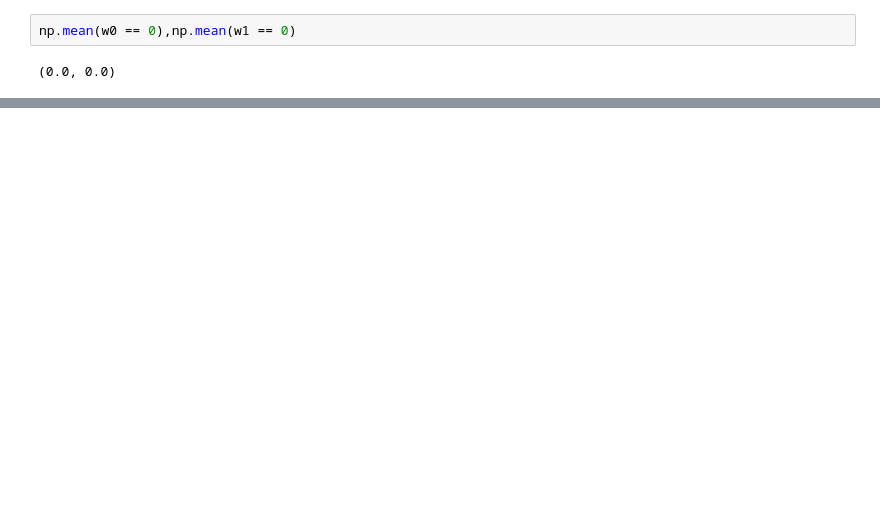
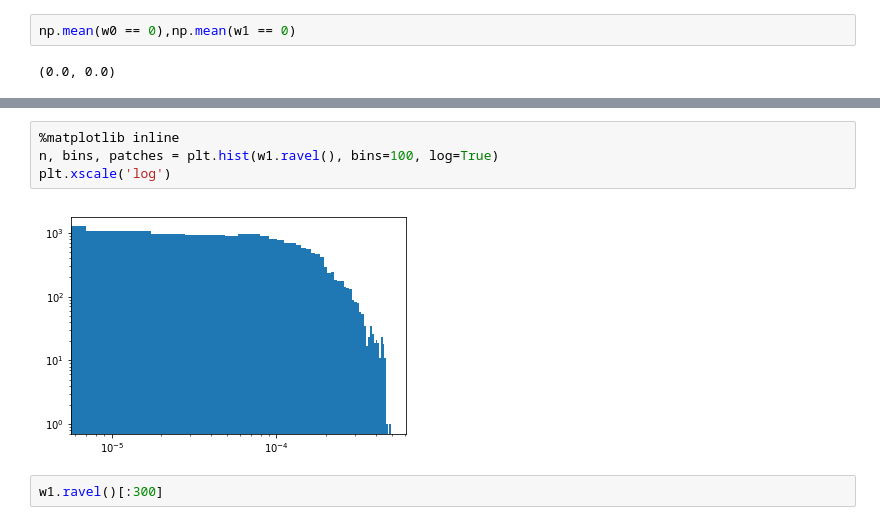
Before and after one commit to arthurmensch/modl, a Jupyter notebook: examples/contrast/analyse_prediction-multi.ipynb, the cells around one changed output, grey strips where cells are left out. Saved outputs shown, nothing was run; the diff lists cells and outputs as text; blank space fills up the shorter version.

```diff
--- a/examples/contrast/analyse_prediction-multi.ipynb
+++ b/examples/contrast/analyse_prediction-multi.ipynb
@@ -221,2 +212,10 @@ np.mean(w0 == 0),np.mean(w1 == 0)
+# %%
+%matplotlib inline
+n, bins, patches = plt.hist(w1.ravel(), bins=100, log=True)
+plt.xscale('log')
+# %% [output]
+[figure, added]
+# %%
+w1.ravel()[:300]
 # %%
 (np.abs(coef[indices,:16]).sum())
```
Also changed, not shown: parts of 23 cells of this notebook, 4 other files.
